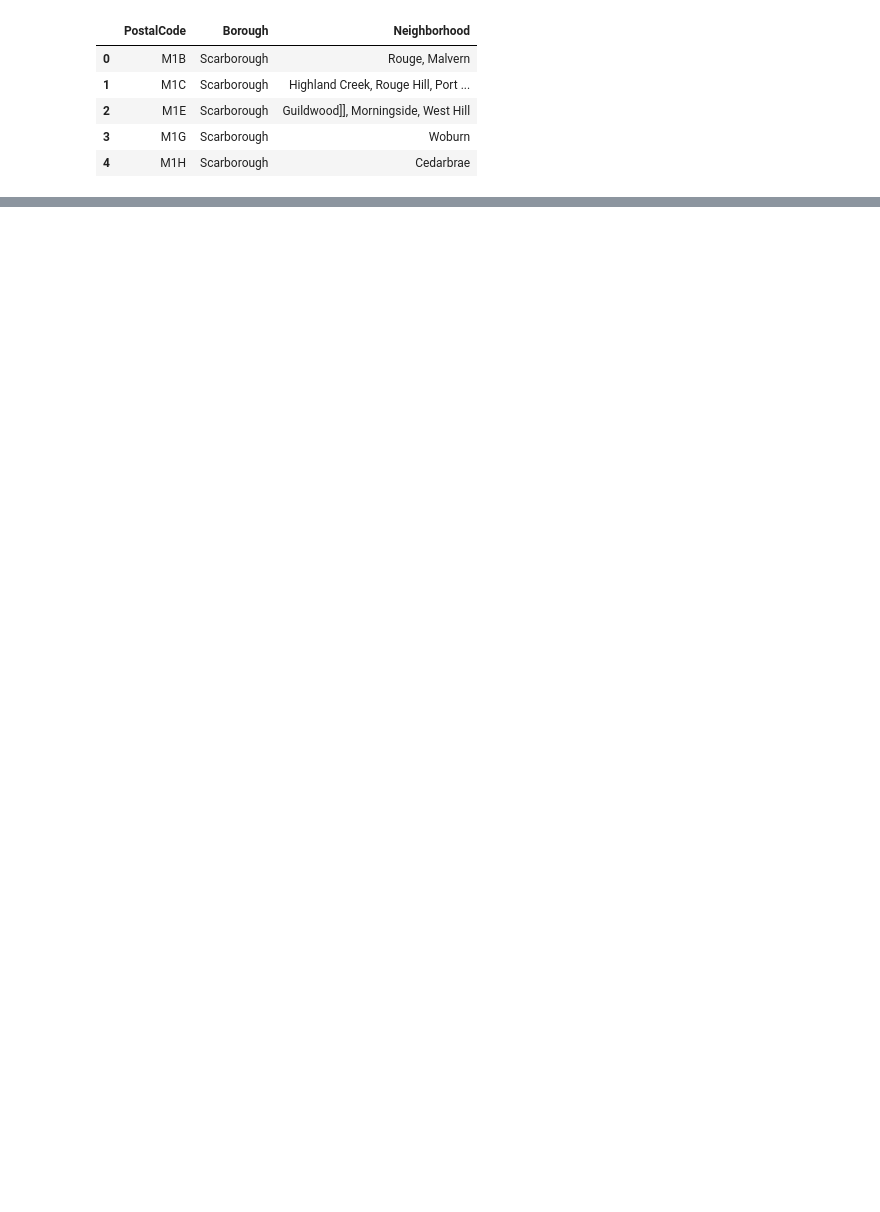
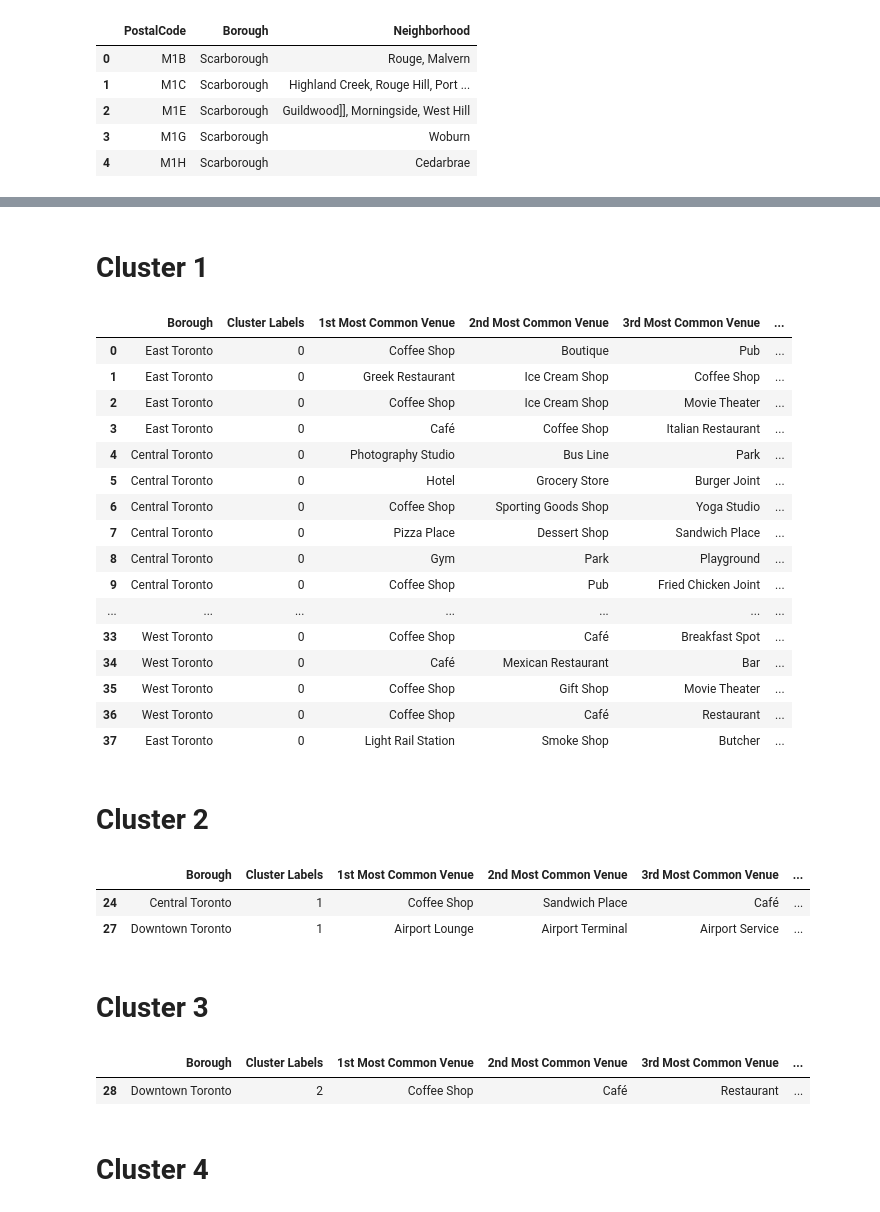
Before and after one commit to alexdh359/DataScienceCapstone, a Jupyter notebook: Segmenting and Clustering Neighborhoods in Toronto.ipynb, the cells around one changed output, grey strips where cells are left out. Saved outputs shown, nothing was run; the diff lists cells and outputs as text; code cells hidden in the pictures; blank space fills up the shorter version.

```diff
--- a/Segmenting and Clustering Neighborhoods in Toronto.ipynb
+++ b/Segmenting and Clustering Neighborhoods in Toronto.ipynb
@@ -132,0 +534,6 @@ coord
+# %%
+kclusters = 5
+
+toronto_grouped_clustering = toronto_grouped.drop('Neighborhood', 1)
+kmeans = KMeans(n_clusters=kclusters, random_state=0).fit(toronto_grouped_clustering)
+kmeans.labels_[0:10]
@@ -132,0 +542,5 @@ coord
+# %%
+toronto_merged = toronto_data
+toronto_merged['Cluster Labels'] = kmeans.labels_
+toronto_merged = toronto_merged.join(neighborhoods_venues_sorted.set_index('Neighborhood'), on='Neighborhood')
+toronto_merged.head()
@@ -132,0 +577,39 @@ coord
+# %% [markdown]
+# Cluster 1
+# %%
+toronto_merged.loc[toronto_merged['Cluster Labels'] == 0, toronto_merged.columns[[1] + list(range(5, toronto_merged.shape[1]))]]
+# %% [output]
+|  | Borough | Cluster Labels | 1st Most Common Venue | 2nd Most Common Venue | 3rd Most Common Venue | ... |
+| 0 | East Toronto | 0 | Coffee Shop | Boutique | Pub | ... |
+| 1 | East Toronto | 0 | Greek Restaurant | Ice Cream Shop | Coffee Shop | ... |
+| 2 | East Toronto | 0 | Coffee Shop | Ice Cream Shop | Movie Theater | ... |
+| 3 | East Toronto | 0 | Café | Coffee Shop | Italian Restaurant | ... |
+| 4 | Central Toronto | 0 | Photography Studio | Bus Line | Park | ... |
+| 5 | Central Toronto | 0 | Hotel | Grocery Store | Burger Joint | ... |
+| 6 | Central Toronto | 0 | Coffee Shop | Sporting Goods Shop | Yoga Studio | ... |
+| 7 | Central Toronto | 0 | Pizza Place | Dessert Shop | Sandwich Place | ... |
+| 8 | Central Toronto | 0 | Gym | Park | Playground | ... |
+| 9 | Central Toronto | 0 | Coffee Shop | Pub | Fried Chicken Joint | ... |
+| ... | ... | ... | ... | ... | ... | ... |
+| 33 | West Toronto | 0 | Coffee Shop | Café | Breakfast Spot | ... |
+| 34 | West Toronto | 0 | Café | Mexican Restaurant | Bar | ... |
+| 35 | West Toronto | 0 | Coffee Shop | Gift Shop | Movie Theater | ... |
+| 36 | West Toronto | 0 | Coffee Shop | Café | Restaurant | ... |
+| 37 | East Toronto | 0 | Light Rail Station | Smoke Shop | Butcher | ... |
+# %% [markdown]
+# Cluster 2
+# %%
+toronto_merged.loc[toronto_merged['Cluster Labels'] == 1, toronto_merged.columns[[1] + list(range(5, toronto_merged.shape[1]))]]
+# %% [output]
+|  | Borough | Cluster Labels | 1st Most Common Venue | 2nd Most Common Venue | 3rd Most Common Venue | ... |
+| 24 | Central Toronto | 1 | Coffee Shop | Sandwich Place | Café | ... |
+| 27 | Downtown Toronto | 1 | Airport Lounge | Airport Terminal | Airport Service | ... |
+# %% [markdown]
+# Cluster 3
+# %%
+toronto_merged.loc[toronto_merged['Cluster Labels'] == 2, toronto_merged.columns[[1] + list(range(5, toronto_merged.shape[1]))]]
+# %% [output]
+|  | Borough | Cluster Labels | 1st Most Common Venue | 2nd Most Common Venue | 3rd Most Common Venue | ... |
+| 28 | Downtown Toronto | 2 | Coffee Shop | Café | Restaurant | ... |
+# %% [markdown]
+# Cluster 4
```
Also changed, not shown: parts of 37 cells of this notebook.
